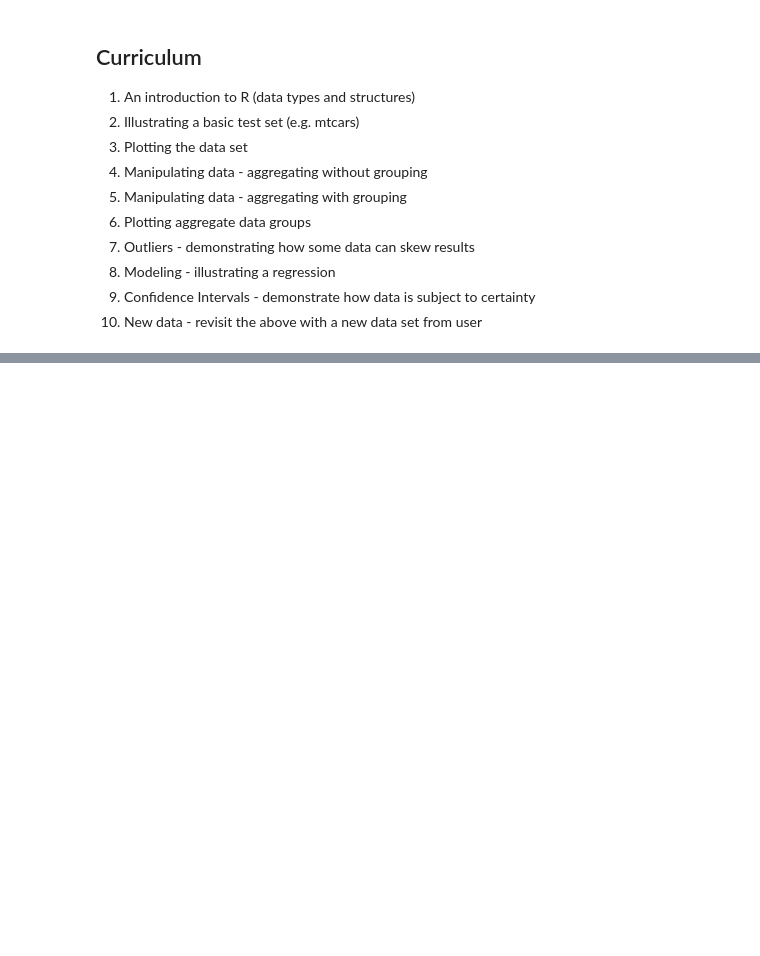
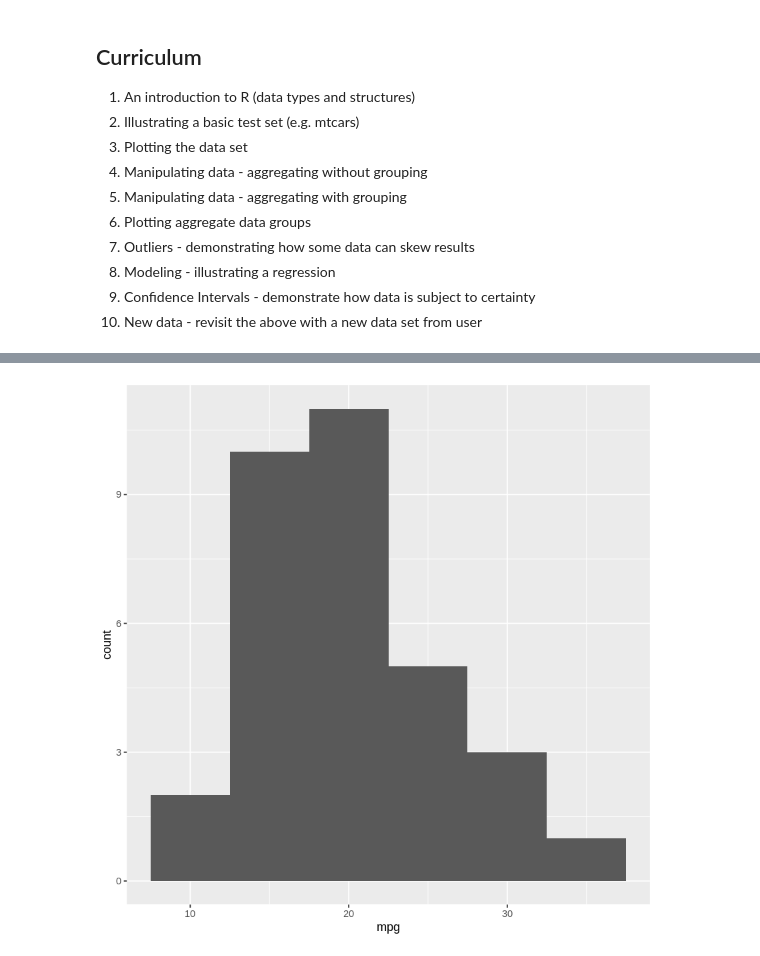
Before and after one commit to dexlau/cs6460, a Jupyter notebook: statistical_literacy_codelab.ipynb, the cells around one changed output, grey strips where cells are left out. Cells and saved outputs as stored; diff of their text form; code cells hidden in the pictures; blank space fills up the shorter version.

```diff
--- a/statistical_literacy_codelab.ipynb
+++ b/statistical_literacy_codelab.ipynb
@@ -68,0 +107,6 @@ plot(x, sin(x))
+# %%
+library(ggplot2)  # A helpful library for plotting data easily.
+ggplot(mtcars,aes(x=mpg)) +  # Create a new plot.
+  geom_histogram(binwidth=5)  # Add a histogram to the plot, grouping mpg by 5.
+# %% [output]
+[figure, added]
```
Also changed, not shown: parts of 45 cells of this notebook.
